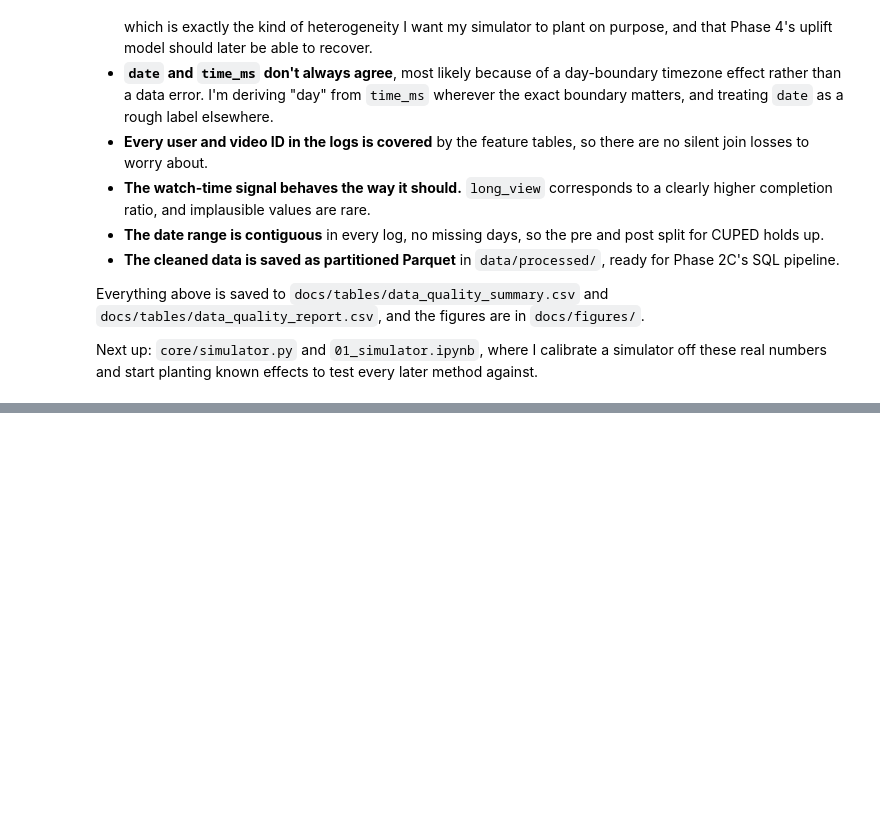
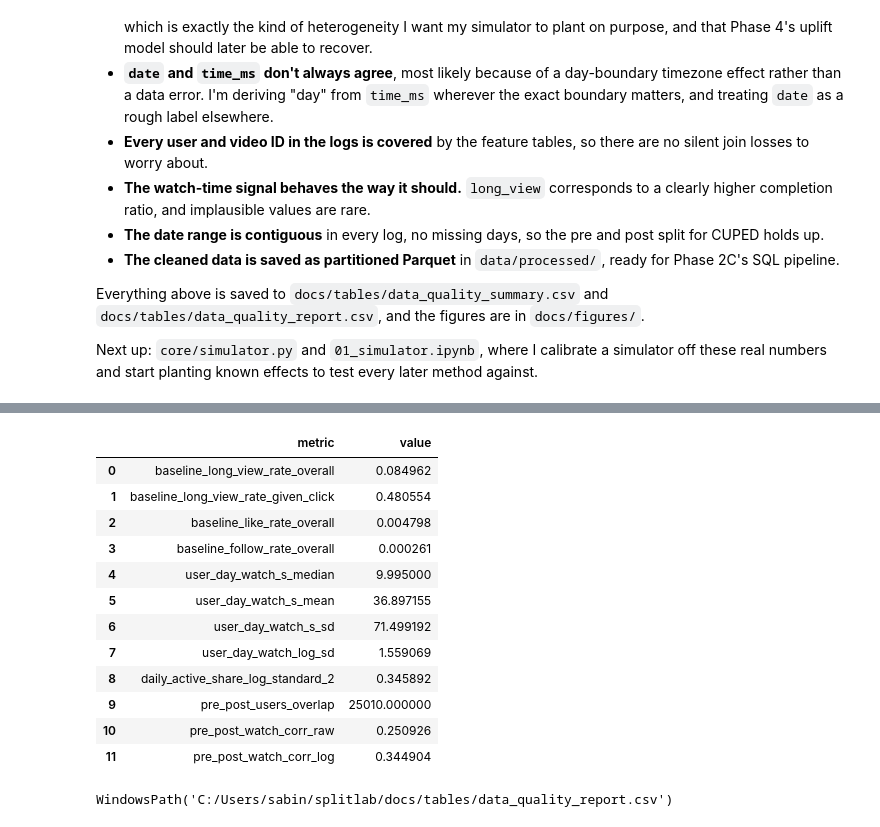
Before and after one commit to SabinaLucy/splitlab, a Jupyter notebook: notebooks/00_data_quality.ipynb, the cells around one changed output, grey strips where cells are left out. Cells and saved outputs as stored; diff of their text form; code cells hidden in the pictures; blank space fills up the shorter version.

Commit message:
Calibrate simulator baselines from real data

```diff
--- a/notebooks/00_data_quality.ipynb
+++ b/notebooks/00_data_quality.ipynb
@@ -779,0 +784,54 @@ these real numbers and start planting known effects to test every later method a
+# %%
+def user_day_watch(df):
+    out = (df.groupby(["user_id", "date"])["play_time_ms"].sum() / 1000).rename("watch_s")
+    return out.reset_index()
+
+
+def per_user_mean_watch(df):
+    return user_day_watch(df).groupby("user_id")["watch_s"].mean()
+
+
+rand_ud = user_day_watch(log_random_clean)
+clicked = log_random_clean["is_click"] == 1
+
+pre_u = per_user_mean_watch(log_standard_1_clean)
+post_u = per_user_mean_watch(log_standard_2_clean)
+both = pd.concat([pre_u.rename("pre"), post_u.rename("post")], axis=1, join="inner")
+
+users_per_day = log_standard_2_clean.groupby("date")["user_id"].nunique()
+all_users = log_standard_2_clean["user_id"].nunique()
+
+extra = {
+    "baseline_long_view_rate_overall": float(log_random_clean["long_view"].mean()),
+    "baseline_long_view_rate_given_click": float(log_random_clean.loc[clicked, "long_view"].mean()),
+    "baseline_like_rate_overall": float(log_random_clean["is_like"].mean()),
+    "baseline_follow_rate_overall": float(log_random_clean["is_follow"].mean()),
+    "user_day_watch_s_median": float(rand_ud["watch_s"].median()),
+    "user_day_watch_s_mean": float(rand_ud["watch_s"].mean()),
+    "user_day_watch_s_sd": float(rand_ud["watch_s"].std()),
+    "user_day_watch_log_sd": float(np.log(rand_ud.loc[rand_ud["watch_s"] > 0, "watch_s"]).std()),
+    "daily_active_share_log_standard_2": float((users_per_day / all_users).mean()),
+    "pre_post_users_overlap": int(len(both)),
+    "pre_post_watch_corr_raw": float(both["pre"].corr(both["post"])),
+    "pre_post_watch_corr_log": float(np.log1p(both["pre"]).corr(np.log1p(both["post"]))),
+}
+extra_df = pd.DataFrame(extra.items(), columns=["metric", "value"])
+display(extra_df)
+
+report_df = pd.concat([report_df, extra_df], ignore_index=True)
+save_table("data_quality_report", report_df)
+# %% [output]
+|  | metric | value |
+| 0 | baseline_long_view_rate_overall | 0.084962 |
+| 1 | baseline_long_view_rate_given_click | 0.480554 |
+| 2 | baseline_like_rate_overall | 0.004798 |
+| 3 | baseline_follow_rate_overall | 0.000261 |
+| 4 | user_day_watch_s_median | 9.995000 |
+| 5 | user_day_watch_s_mean | 36.897155 |
+| 6 | user_day_watch_s_sd | 71.499192 |
+| 7 | user_day_watch_log_sd | 1.559069 |
+| 8 | daily_active_share_log_standard_2 | 0.345892 |
+| 9 | pre_post_users_overlap | 25010.000000 |
+| 10 | pre_post_watch_corr_raw | 0.250926 |
+| 11 | pre_post_watch_corr_log | 0.344904 |
+WindowsPath('C:/Users/sabin/splitlab/docs/tables/data_quality_report.csv')
```
Also changed, not shown: parts of 1 cell of this notebook, 3 other files.
